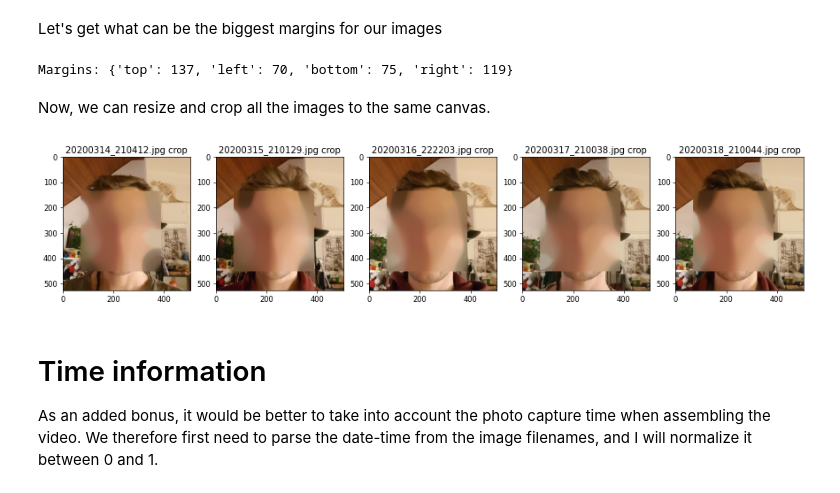
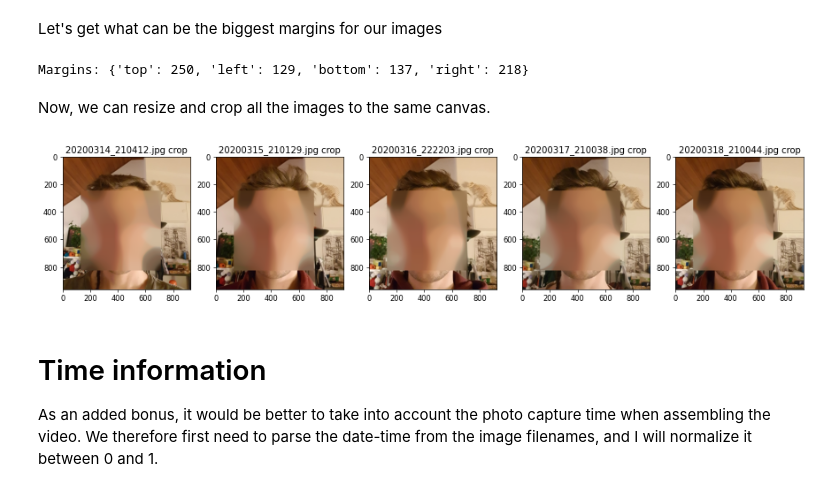
Before and after one commit to gsurrel/Faces2mp4, a Jupyter notebook: Faces2mp4.ipynb, the cells around one changed output. Drawn from its saved outputs; the diff is of its cells as text; code cells hidden in the pictures.

```diff
--- a/Faces2mp4.ipynb
+++ b/Faces2mp4.ipynb
@@ -28,23 +30,28 @@ import matplotlib.pyplot as plt
 %matplotlib inline
 
 # Helper function
+
+
 def convertToRGB(image):
     return cv2.cvtColor(image, cv2.COLOR_BGR2RGB)
 
+
 # Load the face detection classifier (source: https://github.com/opencv/opencv/tree/master/data/)
-haar_cascade_face = cv2.CascadeClassifier('haarcascade_frontalface_default.xml')
+haar_cascade_face = cv2.CascadeClassifier(
+    'haarcascade_frontalface_default.xml')
 
 faces = []
 img_shapes = []
-first_surface = 0;
+first_surface = 0
 for img in files:
     # Open source data
     img_raw = cv2.imread(img)
     img_shapes.append(img_raw.shape)
 
     # The face detection itself
-    minSizeFace = int(img_raw.shape[0]/10) # minimum size of a face
-    faces_detected = haar_cascade_face.detectMultiScale(img_raw, minSize=(minSizeFace, minSizeFace))
+    minSizeFace = int(img_raw.shape[0]/10)  # minimum size of a face
+    faces_detected = haar_cascade_face.detectMultiScale(
+        img_raw, minSize=(minSizeFace, minSizeFace))
     print('Faces found in {} : {}'.format(img, len(faces_detected)))
 
     # Compute the surface of the biggest face detected in the first image
@@ -53,7 +60,7 @@ for img in files:
         first_surface = max([w*h for (x, y, w, h) in faces_detected])
 
     # We want not more than a face, and not fewer than a face. Let's find the best one
-    best = 0 # which face in the detection array is the best
+    best = 0  # which face in the detection array is the best
 
     if len(faces_detected) == 0:
         # Create two faces detected from the previous image as an approximation raising a warning
@@ -65,21 +72,24 @@ for img in files:
     if len(faces_detected) > 1:
         # We have detected multiple faces, select the one closest in size to the one in the first image
         plt.figure(num=None, figsize=(26, 6), dpi=80)
-        thickness = int(max(img_raw.shape)/100) # Face highlight thickness depends on the image size
+        # Face highlight thickness depends on the image size
+        thickness = int(max(img_raw.shape)/100)
 
         # Compute the face's surface difference from first image, to find the best one
-        surface_diffs = [abs(w*h - first_surface) for (x, y, w, h) in faces_detected]
+        surface_diffs = [abs(w*h - first_surface)
+                         for (x, y, w, h) in faces_detected]
         best = surface_diffs.index(min(surface_diffs))
 
         for j, faces_rect in enumerate(faces_detected):
-            (x,y,w,h) = faces_rect # unpack face rectangle properties
+            (x, y, w, h) = faces_rect  # unpack face rectangle properties
 
             # Blur the face because of the Internetz
             sub_face = img_raw[y:y+h, x:x+w]
             sub_face = cv2.medianBlur(sub_face, int(w/6/2)*2 + 1)
             img_raw[y:y+sub_face.shape[0], x:x+sub_face.shape[1]] = sub_face
 
-            cv2.rectangle(img_raw, (x, y), (x+w, y+h), (0, 255*(j==best), 255*(j!=best)), thickness)
+            cv2.rectangle(img_raw, (x, y), (x+w, y+h),
+                          (0, 255*(j == best), 255*(j != best)), thickness)
 
         plt.imshow(convertToRGB(img_raw))
         plt.title(img)
@@ -168,7 +180,7 @@ scaled_shapes = []
 scaled_faces = []
 for (H, W, _), (x, y, w, h) in zip(img_shapes, faces):
     s = smallest/w
-    s /= 3 # My images are big, I can scale them further
+    s /= 1.3  # My images are big, I can scale them further
     scalings.append(s)
 
     scaled_shapes.append((int(s*H), int(s*W)))
@@ -182,11 +194,13 @@ margins = {}
 for (H, W), (x, y, w, h) in zip(scaled_shapes, scaled_faces):
     margins['top'] = int(math.floor(min(margins.get('top', math.inf), y)))
     margins['left'] = int(math.floor(min(margins.get('left', math.inf), x)))
-    margins['bottom'] = int(math.floor(min(margins.get('bottom', math.inf), H-(y+h))))
-    margins['right'] = int(math.floor(min(margins.get('right', math.inf), W-(x+w))))
+    margins['bottom'] = int(math.floor(
+        min(margins.get('bottom', math.inf), H-(y+h))))
+    margins['right'] = int(math.floor(
+        min(margins.get('right', math.inf), W-(x+w))))
 print("Margins:", margins)
 # %% [output]
-Margins: {'top': 137, 'left': 70, 'bottom': 75, 'right': 119}
+Margins: {'top': 250, 'left': 129, 'bottom': 137, 'right': 218}
 # %% [markdown]
 Now, we can resize and crop all the images to the same canvas.
 # %%
@@ -197,44 +211,45 @@ for i, (path, (x, y, w, h), s) in enumerate(zip(files, scaled_faces, scalings),
     img = cv2.imread(path)
 
     # Resize image
-    img = cv2.resize(img, (0,0), fx=s, fy=s)
+    img = cv2.resize(img, (0, 0), fx=s, fy=s)
 
     # Crop image, being encoder friendly with cropping being multiple of 2
     if (margins["top"]+h+margins["bottom"]) % 2 != 0:
         margins["top"] = margins["top"] - 1
     if (margins["left"]+w+margins["right"]) % 2 != 0:
         margins["right"] = margins["right"] - 1
-    crop_img = img[y-margins["top"]:y+h+margins["bottom"], x-margins["left"]:x+w+margins["right"]]
+    crop_img = img[y-margins["top"]:y+h+margins["bottom"],
+                   x-margins["left"]:x+w+margins["right"]]
     crop_face = (margins["left"], margins["top"], w, h)
 
     # Save face position in the cropped images
     cropped_faces.append(crop_face)
     imgs.append(crop_img.copy())
 
     # Blur face for online publication
-    (x,y,w,h) = crop_face
+    (x, y, w, h) = crop_face
     sub_face = crop_img[y:y+h, x:x+w]
     sub_face = cv2.medianBlur(sub_face, int(w/4/2)*2 + 1)
     crop_img[y:y+sub_face.shape[0], x:x+sub_face.shape[1]] = sub_face
 
     # Save image (disabled as we'll export the morphing images)
-    #cv2.imwrite('image_{}.png'.format(i),crop_img)
+    # cv2.imwrite('image_{}.png'.format(i),crop_img)
 
     # Preview for the first 5 images
     if i > 5:
         continue
 
     # Blur the face because of the Internetz
-    (x,y,w,h) = crop_face
+    (x, y, w, h) = crop_face
     sub_face = crop_img[y:y+h, x:x+w]
     sub_face = cv2.medianBlur(sub_face, int(w/4/2)*2 + 1)
     crop_img[y:y+sub_face.shape[0], x:x+sub_face.shape[1]] = sub_face
 
     plt.subplot(1, 5, i)
     plt.title(" ".join([path, "crop"]))
     plt.imshow(convertToRGB(crop_img))
 # %% [output]
-[figure, old version]
+[figure, new version]
 # %% [markdown]
 # Time information
 
```
Also changed, not shown: parts of 10 cells of this notebook.
